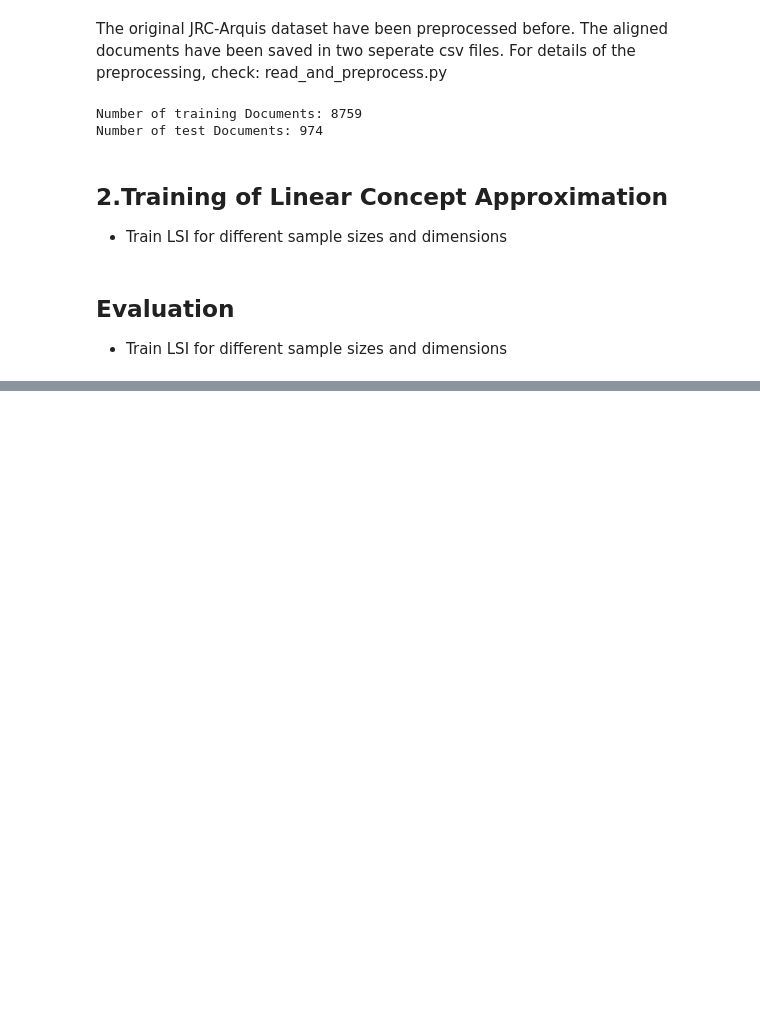
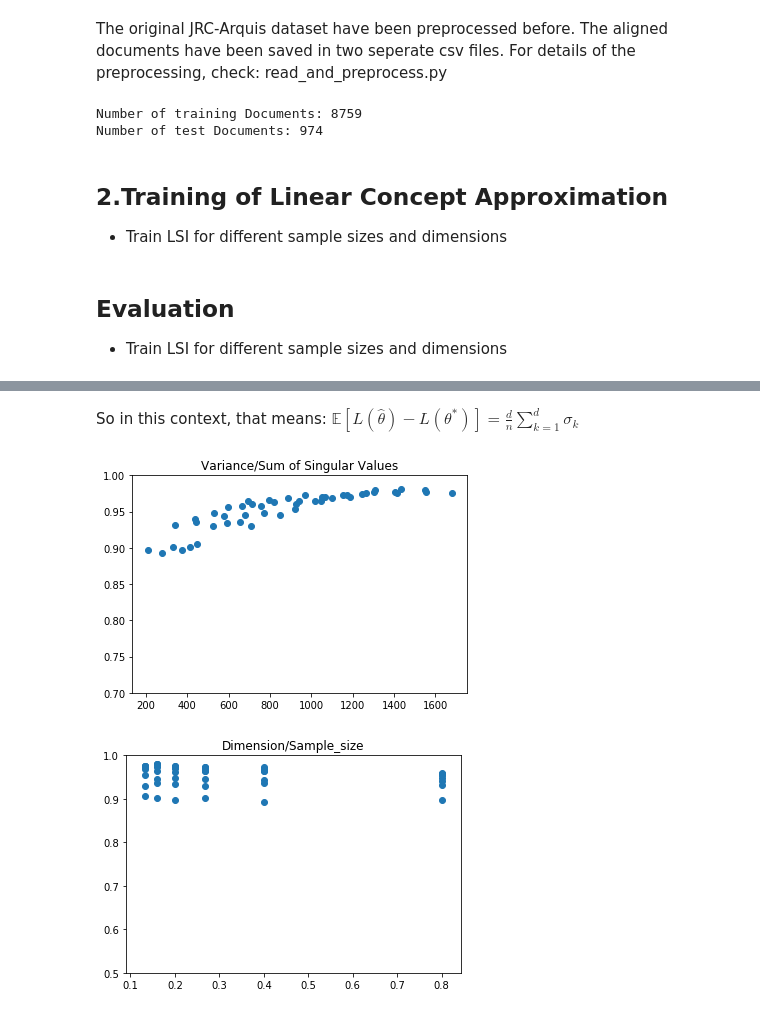
Before and after one commit to marc-lenz/thesis_code, a Jupyter notebook: Training and Experiments.ipynb, the cells around one changed output, grey strips where cells are left out. Saved outputs shown, nothing was run; the diff lists cells and outputs as text; code cells hidden in the pictures; blank space fills up the shorter version.

```diff
--- a/Training and Experiments.ipynb
+++ b/Training and Experiments.ipynb
@@ -95,0 +127,36 @@ sdlkfjdlsjf
+# %% [markdown]
+So in this context, that means: $\mathbb{E}[L(\hat{\theta})-L(\theta^{*})]= \frac{d}{n}\sum_{k=1}^{d} \sigma_{k}$
+# %%
+excess_losses = []
+for k in range(len(lca_models)):
+    lca_model = lca_models[k]
+    singular_vals = lca_model.l1_lsi_model.lsi_model.projection.s
+    sum_singular_vals = np.sum(singular_vals)
+    dimension = lca.l1_lsi_model.dimension
+    burden = sum_singular_vals*dimension
+    sample_size = lsi_model_params[k]["sample_size"]
+    excess_losses.append(sum_singular_vals)
+
+plt.scatter(excess_losses, scores)
+plt.ylim((0.7,1))
+plt.title("Variance/Sum of Singular Values")
+plt.show()
+
+
+excess_losses = []
+for k in range(len(lca_models)):
+    lca_model = lca_models[k]
+    singular_vals = lca_model.l1_lsi_model.lsi_model.projection.s
+    sum_singular_vals = np.sum(singular_vals)
+    dimension = lca.l1_lsi_model.dimension
+    burden = sum_singular_vals*dimension
+    sample_size = lsi_model_params[k]["sample_size"]
+    excess_losses.append(dimension/sample_size)
+
+plt.scatter(excess_losses, scores)
+plt.ylim((0.5,1))
+plt.title("Dimension/Sample_size")
+plt.show()
+# %% [output]
+[figure, added]
+[figure, added]
```
Also changed, not shown: parts of 8 cells of this notebook.
